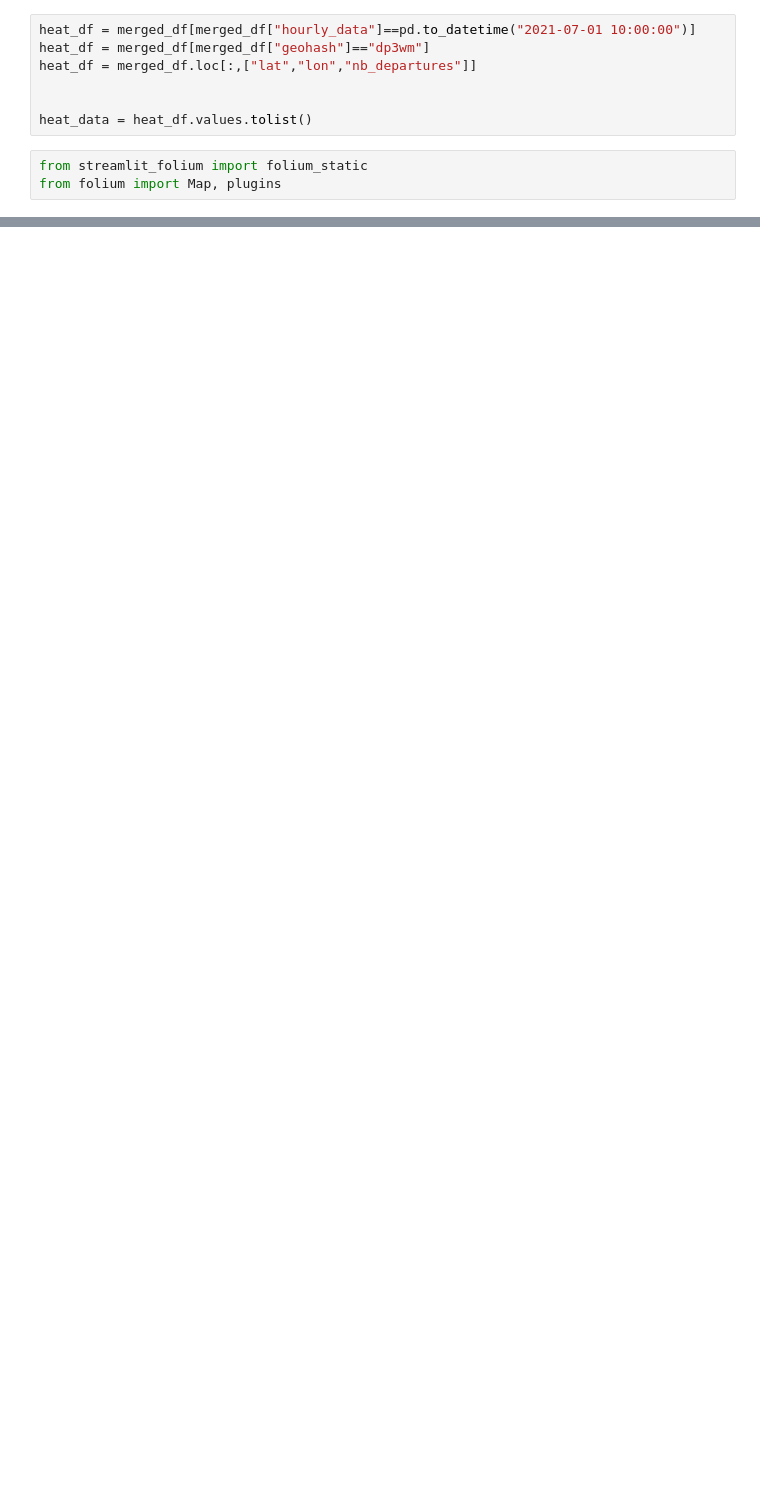
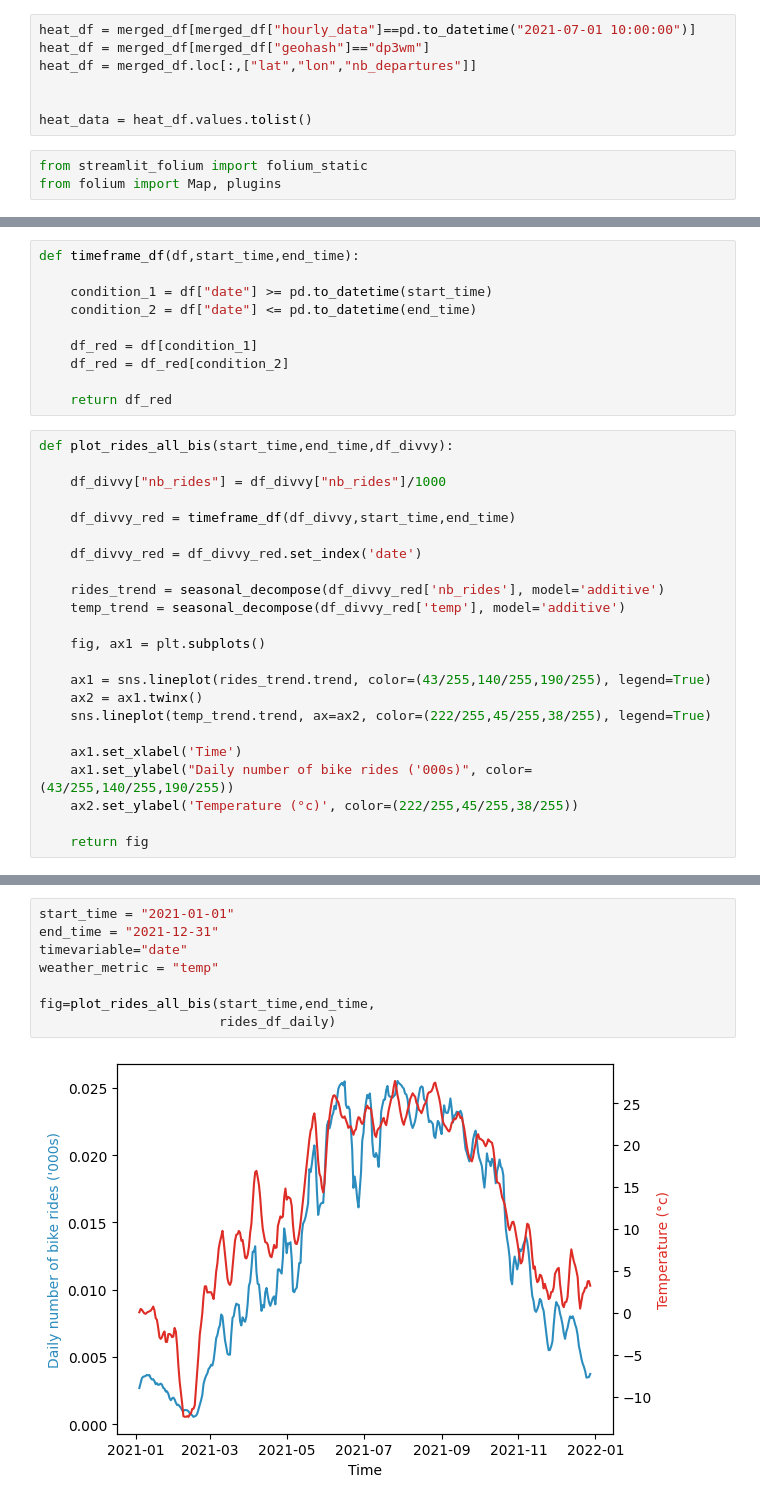
Before and after one commit to G-Dolle/DIVVY_BIKE, a Jupyter notebook: notebooks/weather_stats.ipynb, the cells around one changed output, grey strips where cells are left out. Drawn from its saved outputs; the diff is of its cells as text; blank space fills up the shorter version.

```diff
--- a/notebooks/weather_stats.ipynb
+++ b/notebooks/weather_stats.ipynb
@@ -448,0 +558,33 @@ Error:
+# %%
+def timeframe_df(df,start_time,end_time):
+
+    condition_1 = df["date"] >= pd.to_datetime(start_time)
+    condition_2 = df["date"] <= pd.to_datetime(end_time)
+
+    df_red = df[condition_1]
+    df_red = df_red[condition_2]
+
+    return df_red
+# %%
+def plot_rides_all_bis(start_time,end_time,df_divvy):
+
+    df_divvy["nb_rides"] = df_divvy["nb_rides"]/1000
+
+    df_divvy_red = timeframe_df(df_divvy,start_time,end_time)
+
+    df_divvy_red = df_divvy_red.set_index('date')
+
+    rides_trend = seasonal_decompose(df_divvy_red['nb_rides'], model='additive')
+    temp_trend = seasonal_decompose(df_divvy_red['temp'], model='additive')
+
+    fig, ax1 = plt.subplots()
+
+    ax1 = sns.lineplot(rides_trend.trend, color=(43/255,140/255,190/255), legend=True)
+    ax2 = ax1.twinx()
+    sns.lineplot(temp_trend.trend, ax=ax2, color=(222/255,45/255,38/255), legend=True)
+
+    ax1.set_xlabel('Time')
+    ax1.set_ylabel("Daily number of bike rides ('000s)", color=(43/255,140/255,190/255))
+    ax2.set_ylabel('Temperature (°c)', color=(222/255,45/255,38/255))
+
+    return fig
@@ -448,0 +599,10 @@ Error:
+# %%
+start_time = "2021-01-01"
+end_time = "2021-12-31"
+timevariable="date"
+weather_metric = "temp"
+
+fig=plot_rides_all_bis(start_time,end_time,
+                       rides_df_daily)
+# %% [output]
+[figure, added]
```
Also changed, not shown: parts of 56 cells of this notebook, 1 other file.
